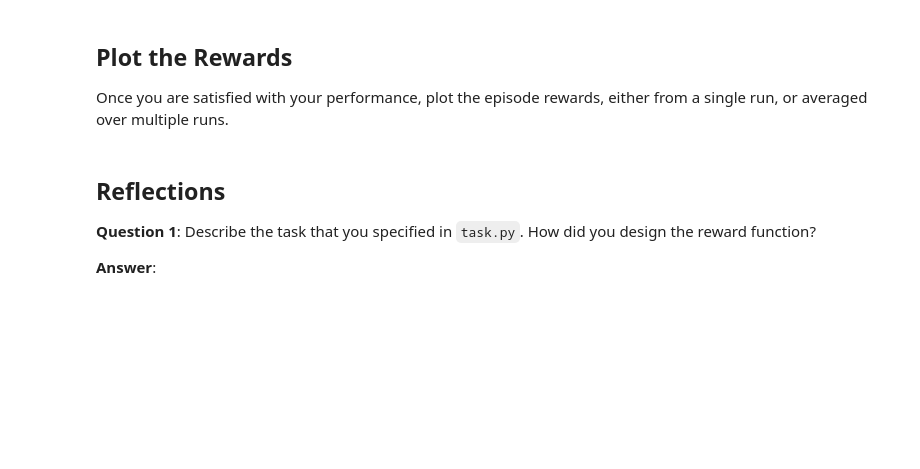
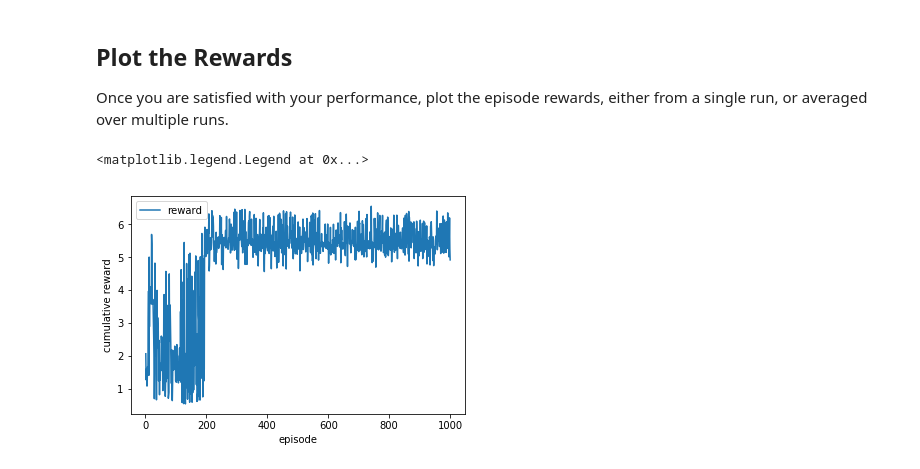
Before and after one commit to parkitny/rl-project, a Jupyter notebook: RL-Quadcopter-2/Quadcopter_Project.ipynb, the cells around one changed output. Drawn from its saved outputs; the diff is of its cells as text; code cells hidden in the pictures; blank space fills up the shorter version.

```diff
--- a/RL-Quadcopter-2/Quadcopter_Project.ipynb
+++ b/RL-Quadcopter-2/Quadcopter_Project.ipynb
@@ -220,29 +221,42 @@ import sys
 import pandas as pd
 from agents.actor import Actor
 from agents.ddpg import DDPG
+import math
 
-from task import Task
+from land_task import Land_Task
 
 num_episodes = 1000
-target_pos = np.array([0., 0., 10.])
-task = Task(target_pos=target_pos)
+target_pos = np.array([0., 0., 0.])
+init_pose = np.array([0.,0.,10., 0., 0., 0.]) #Start in the sky
+
+task = Land_Task(target_pos=target_pos, init_pose=init_pose)
 agent = DDPG(task)
-best_total_reward = -9999999
-best_episode_reward = -9999999
+best_reward = -float("inf")
+best_episode_reward = -float("inf")
+cumSum = 0
+
+labels = ['episode','cummulative']
+results = {x : [] for x in labels}
+
 for i_episode in range(1, num_episodes+1):
     state = agent.reset_episode() # start a new episode
-    best_episode_reward = -9999999
+    best_episode_reward = -float("inf")
+    cumSum = 0
     while True:
         action = agent.act(state)
         next_state, reward, done = task.step(action)
         agent.step(action, reward, next_state, done)
         state = next_state
+        cumSum += reward
         if reward > best_episode_reward:
             best_episode_reward = reward
         if done:
-            if best_episode_reward > best_total_reward:
-                best_total_reward = best_episode_reward
-            print("\rEpisode = {:4d}".format(i_episode), " Reward = ", best_episode_reward, " Best reward = ", best_total_reward)  # [debug]
+            if best_episode_reward > best_reward:
+                best_reward = best_episode_reward
+            to_write = [i_episode] + [cumSum]
+            for ii in range(len(labels)):
+                results[labels[ii]].append(to_write[ii])
+            print("\rEpisode = {:4d} Reward = {:4f} Best Reward = {:4f} Cum Reward = {:4f} \n".format(i_episode, best_episode_reward, best_reward, cumSum), task.getPose(), "\n", end="")   # [debug]
             break
     sys.stdout.flush()
 # %% [output]
@@ -272,6 +284,11 @@ Once you are satisfied with your performance, plot the episode rewards, either f
-# %% [markdown]
-## Reflections
-
-**Question 1**: Describe the task that you specified in `task.py`.  How did you design the reward function?
-
-**Answer**:
+# %%
+import matplotlib.pyplot as plt
+%matplotlib inline
+
+plt.plot(results['episode'], results['cummulative'], label='reward')
+plt.xlabel('episode')
+plt.ylabel('cumulative reward')
+plt.legend()
+# %% [output]
+<matplotlib.legend.Legend at 0x...>
+[figure, added]
```
Also changed, not shown: parts of 17 cells of this notebook, 4 other files.
